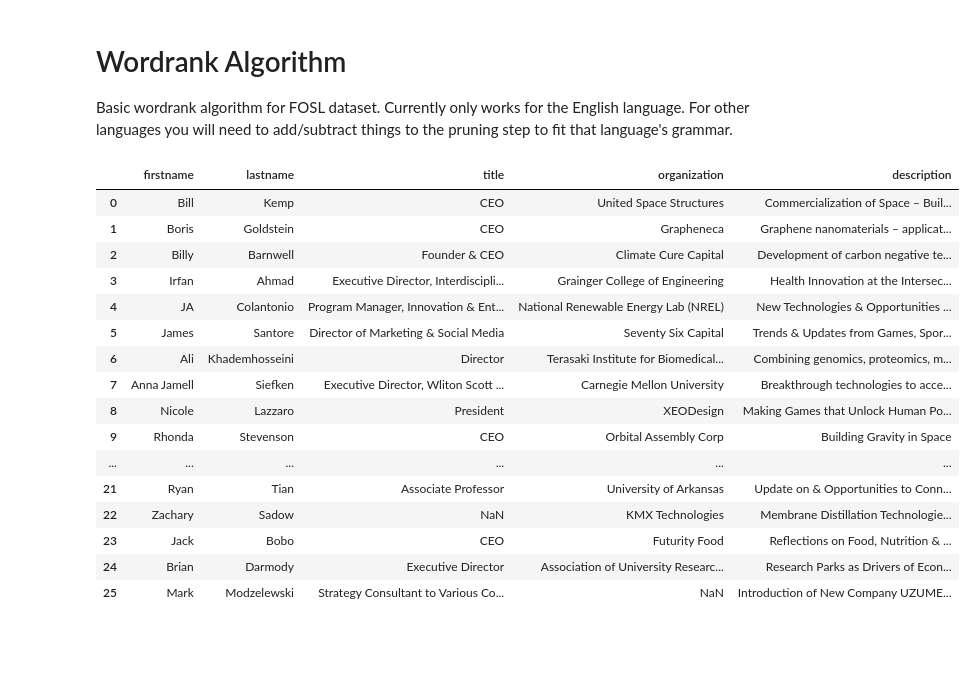
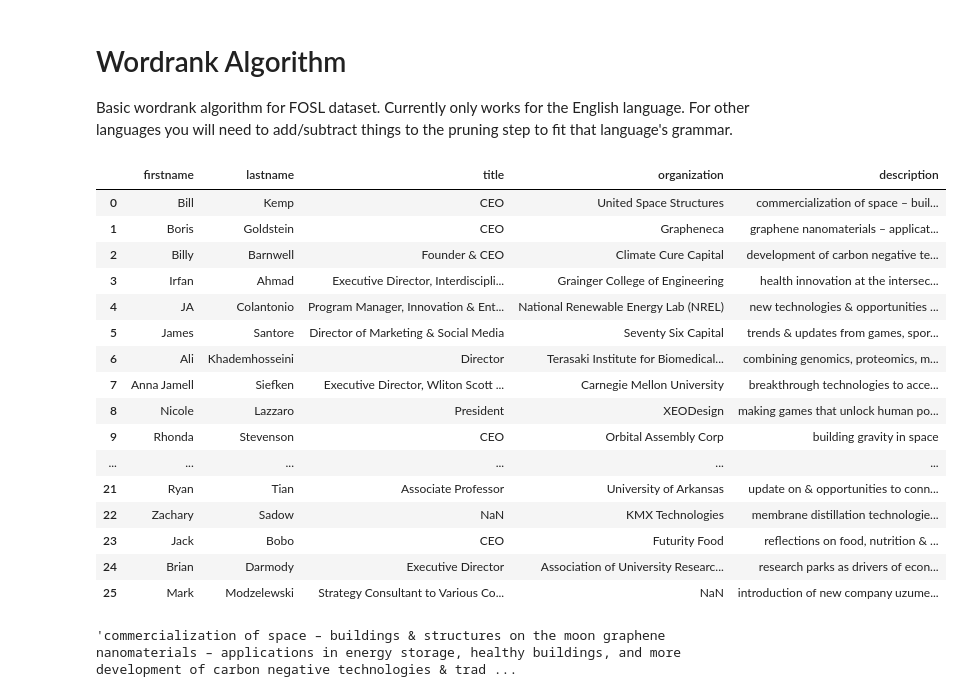
Before and after one commit to farzadsaif/Friends-of-Scott-Livingston, a Jupyter notebook: Wordrank Algorithm.ipynb, the cells around one changed output. Saved outputs shown, nothing was run; the diff lists cells and outputs as text; code cells hidden in the pictures; blank space fills up the shorter version.

```diff
--- a/Wordrank Algorithm.ipynb
+++ b/Wordrank Algorithm.ipynb
@@ -9,27 +8,30 @@ from wordcloud import STOPWORDS
 # %%
 # Import sample dataset
+# I made the description all lowercase since case sensitivity introduces tons of bugs
 df = pd.read_csv("Contacts From Web Confrences.csv")
+df['description'] = df['description'].str.lower()
 df
 # %% [output]
 |  | firstname | lastname | title | organization | description |
-| 0 | Bill | Kemp | CEO | United Space Structures | Commercialization of Space – Buil... |
-| 1 | Boris | Goldstein | CEO | Grapheneca | Graphene nanomaterials – applicat... |
-| 2 | Billy | Barnwell | Founder & CEO | Climate Cure Capital | Development of carbon negative te... |
-| 3 | Irfan | Ahmad | Executive Director, Interdiscipli... | Grainger College of Engineering | Health Innovation at the Intersec... |
-| 4 | JA | Colantonio | Program Manager, Innovation & Ent... | National Renewable Energy Lab (NREL) | New Technologies & Opportunities ... |
-| 5 | James | Santore | Director of Marketing & Social Media | Seventy Six Capital | Trends & Updates from Games, Spor... |
-| 6 | Ali | Khademhosseini | Director | Terasaki Institute for Biomedical... | Combining genomics, proteomics, m... |
-| 7 | Anna Jamell | Siefken | Executive Director, Wliton Scott ... | Carnegie Mellon University | Breakthrough technologies to acce... |
-| 8 | Nicole | Lazzaro | President | XEODesign | Making Games that Unlock Human Po... |
-| 9 | Rhonda | Stevenson | CEO | Orbital Assembly Corp | Building Gravity in Space |
+| 0 | Bill | Kemp | CEO | United Space Structures | commercialization of space – buil... |
+| 1 | Boris | Goldstein | CEO | Grapheneca | graphene nanomaterials – applicat... |
+| 2 | Billy | Barnwell | Founder & CEO | Climate Cure Capital | development of carbon negative te... |
+| 3 | Irfan | Ahmad | Executive Director, Interdiscipli... | Grainger College of Engineering | health innovation at the intersec... |
+| 4 | JA | Colantonio | Program Manager, Innovation & Ent... | National Renewable Energy Lab (NREL) | new technologies & opportunities ... |
+| 5 | James | Santore | Director of Marketing & Social Media | Seventy Six Capital | trends & updates from games, spor... |
+| 6 | Ali | Khademhosseini | Director | Terasaki Institute for Biomedical... | combining genomics, proteomics, m... |
+| 7 | Anna Jamell | Siefken | Executive Director, Wliton Scott ... | Carnegie Mellon University | breakthrough technologies to acce... |
+| 8 | Nicole | Lazzaro | President | XEODesign | making games that unlock human po... |
+| 9 | Rhonda | Stevenson | CEO | Orbital Assembly Corp | building gravity in space |
 | ... | ... | ... | ... | ... | ... |
-| 21 | Ryan | Tian | Associate Professor | University of Arkansas | Update on & Opportunities to Conn... |
-| 22 | Zachary | Sadow | NaN | KMX Technologies | Membrane Distillation Technologie... |
-| 23 | Jack | Bobo | CEO | Futurity Food | Reflections on Food, Nutrition & ... |
-| 24 | Brian | Darmody | Executive Director | Association of University Researc... | Research Parks as Drivers of Econ... |
-| 25 | Mark | Modzelewski | Strategy Consultant to Various Co... | NaN | Introduction of New Company UZUME... |
+| 21 | Ryan | Tian | Associate Professor | University of Arkansas | update on & opportunities to conn... |
+| 22 | Zachary | Sadow | NaN | KMX Technologies | membrane distillation technologie... |
+| 23 | Jack | Bobo | CEO | Futurity Food | reflections on food, nutrition & ... |
+| 24 | Brian | Darmody | Executive Director | Association of University Researc... | research parks as drivers of econ... |
+| 25 | Mark | Modzelewski | Strategy Consultant to Various Co... | NaN | introduction of new company uzume... |
 # %%
 # Join all descriptions so they form a block of text. Each description is separated with a space " "
 text = " ".join(df.description)
-# Turn the block of text into a list of individual words
-words = text.split()
+text
+# %% [output]
+'commercialization of space – buildings & structures on the moon graphene nanomaterials – applications in energy storage, healthy buildings, and more development of carbon negative technologies & trad ...
```
Also changed, not shown: parts of 13 cells of this notebook.
